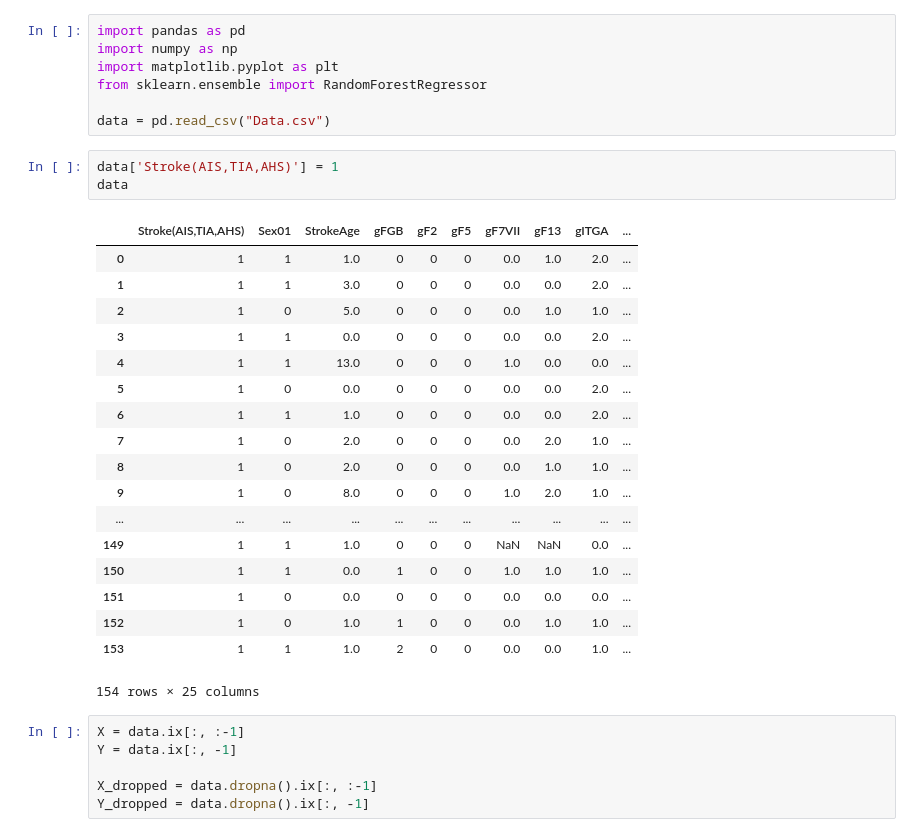
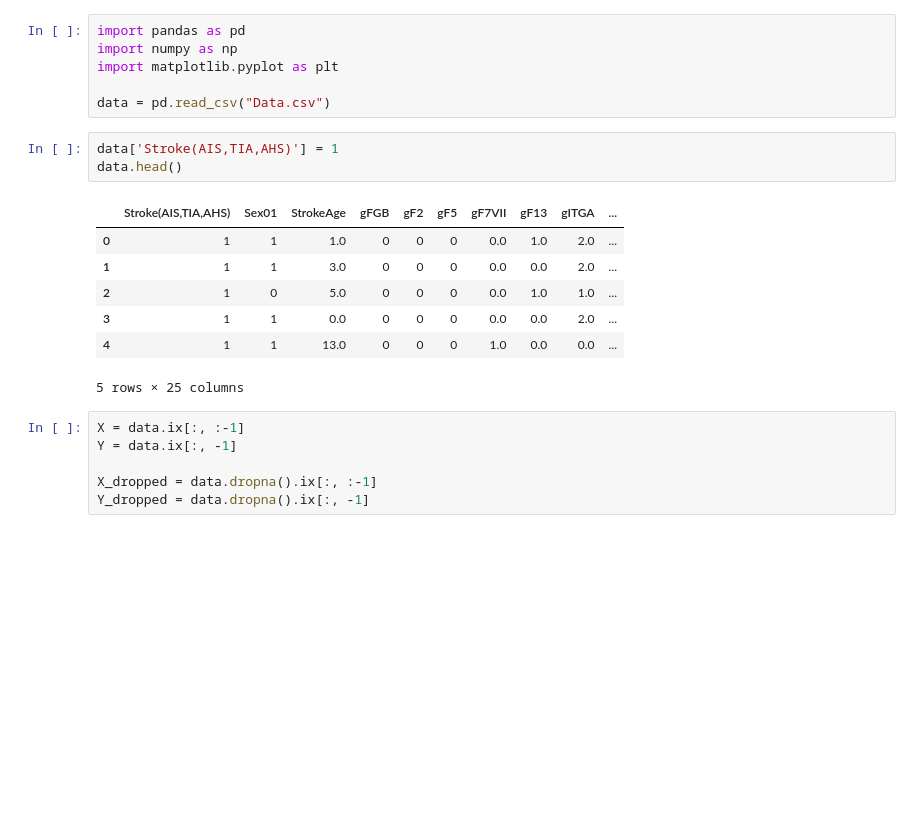
Before and after one commit to coffman21/d, a Jupyter notebook: d.ipynb, the cells around one changed output. Saved outputs shown, nothing was run; the diff lists cells and outputs as text; blank space fills up the shorter version.

```diff
--- a/d.ipynb
+++ b/d.ipynb
@@ -2,31 +2,19 @@
 import pandas as pd
 import numpy as np
 import matplotlib.pyplot as plt
-from sklearn.ensemble import RandomForestRegressor
 
 data = pd.read_csv("Data.csv")
 # %%
 data['Stroke(AIS,TIA,AHS)'] = 1
-data
+data.head()
 # %% [output]
 |  | Stroke(AIS,TIA,AHS) | Sex01 | StrokeAge | gFGB | gF2 | gF5 | gF7VII | gF13 | gITGA | ... |
 | 0 | 1 | 1 | 1.0 | 0 | 0 | 0 | 0.0 | 1.0 | 2.0 | ... |
 | 1 | 1 | 1 | 3.0 | 0 | 0 | 0 | 0.0 | 0.0 | 2.0 | ... |
 | 2 | 1 | 0 | 5.0 | 0 | 0 | 0 | 0.0 | 1.0 | 1.0 | ... |
 | 3 | 1 | 1 | 0.0 | 0 | 0 | 0 | 0.0 | 0.0 | 2.0 | ... |
 | 4 | 1 | 1 | 13.0 | 0 | 0 | 0 | 1.0 | 0.0 | 0.0 | ... |
-| 5 | 1 | 0 | 0.0 | 0 | 0 | 0 | 0.0 | 0.0 | 2.0 | ... |
-| 6 | 1 | 1 | 1.0 | 0 | 0 | 0 | 0.0 | 0.0 | 2.0 | ... |
-| 7 | 1 | 0 | 2.0 | 0 | 0 | 0 | 0.0 | 2.0 | 1.0 | ... |
-| 8 | 1 | 0 | 2.0 | 0 | 0 | 0 | 0.0 | 1.0 | 1.0 | ... |
-| 9 | 1 | 0 | 8.0 | 0 | 0 | 0 | 1.0 | 2.0 | 1.0 | ... |
-| ... | ... | ... | ... | ... | ... | ... | ... | ... | ... | ... |
-| 149 | 1 | 1 | 1.0 | 0 | 0 | 0 | NaN | NaN | 0.0 | ... |
-| 150 | 1 | 1 | 0.0 | 1 | 0 | 0 | 1.0 | 1.0 | 1.0 | ... |
-| 151 | 1 | 0 | 0.0 | 0 | 0 | 0 | 0.0 | 0.0 | 0.0 | ... |
-| 152 | 1 | 0 | 1.0 | 1 | 0 | 0 | 0.0 | 1.0 | 1.0 | ... |
-| 153 | 1 | 1 | 1.0 | 2 | 0 | 0 | 0.0 | 0.0 | 1.0 | ... |
-154 rows × 25 columns
+5 rows × 25 columns
 # %%
 X = data.ix[:, :-1]
 Y = data.ix[:, -1]
```
Also changed, not shown: parts of 30 cells of this notebook.
